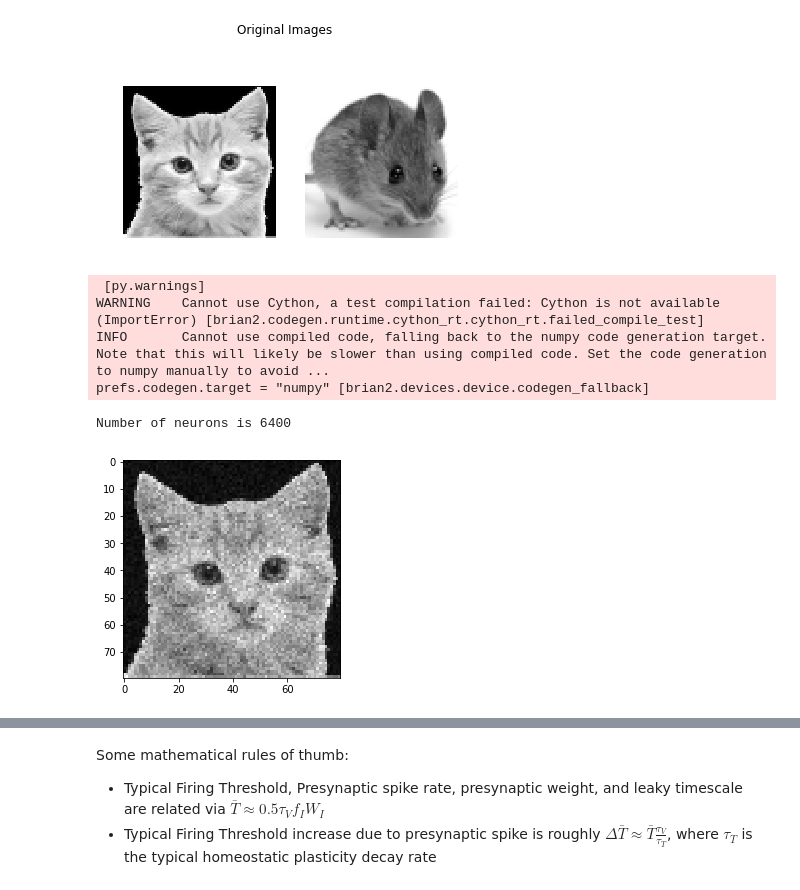
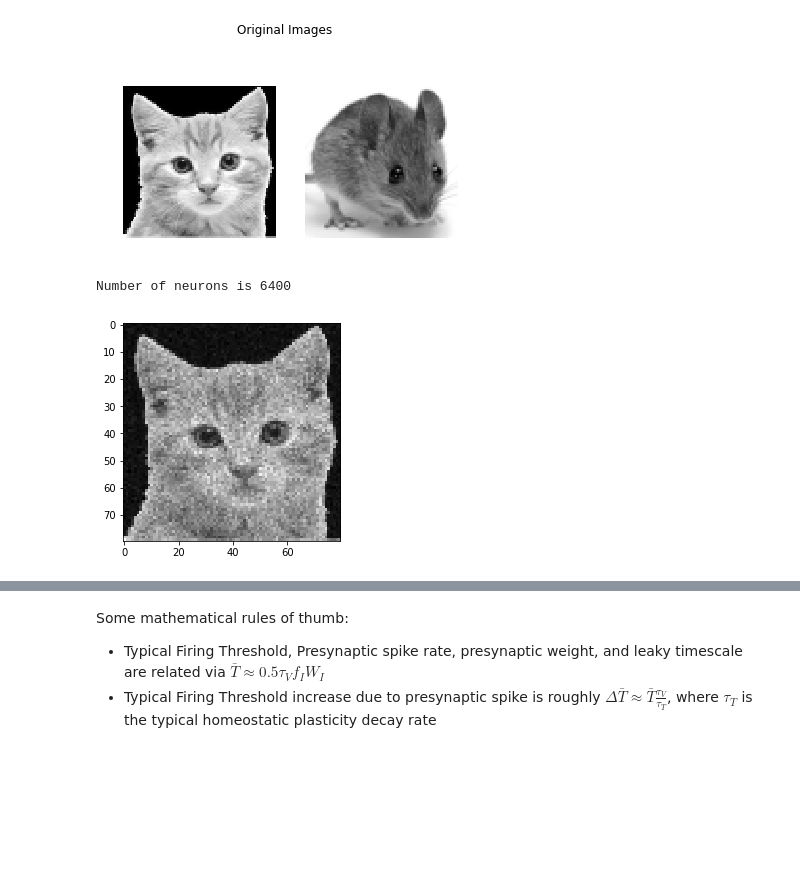
Before and after one commit to aleksejs-fomins/memory-hippo-ca3, a Jupyter notebook: self-contained/snn_ip_only.ipynb, the cells around one changed output, grey strips where cells are left out. Saved outputs shown, nothing was run; the diff lists cells and outputs as text; code cells hidden in the pictures; blank space fills up the shorter version.

```diff
--- a/self-contained/snn_ip_only.ipynb
+++ b/self-contained/snn_ip_only.ipynb
@@ -32,39 +32,36 @@ plt.show()
 # %%
 ################################################################
 # Example 1: Making Poisson neurons spike like a cat
 ################################################################
 start_scope()
+prefs.codegen.target = "numpy"
 
 N_NEURON = img1.shape[0] * img1.shape[1]
 print('Number of neurons is', N_NEURON)
 
 RUN_TIME = 1000*ms
 INPUT_BIAS = 10*Hz
 INPUT_SENSITIITY = 100*Hz
 
 # Poisson neurons have baseline spike rate, and spike rate caused by input image
 P_img1 = PoissonGroup(N_NEURON, INPUT_BIAS + INPUT_SENSITIITY * np.ndarray.flatten(img1))
 
 spikemon = SpikeMonitor(P_img1)
 
 run(RUN_TIME)
 
 # Compute observed spike rate by counting how many times each neuron spiked
 rate = np.zeros(N_NEURON)
 for i in np.array(spikemon.i):
     rate[i] += float(RUN_TIME)
 
 # Plot observed spike rate
 plt.figure()
 plt.imshow(rate.reshape(img1.shape), cmap='gray')
 plt.show()
 # %% [output]
- [py.warnings]
-WARNING    Cannot use Cython, a test compilation failed: Cython is not available (ImportError) [brian2.codegen.runtime.cython_rt.cython_rt.failed_compile_test]
-INFO       Cannot use compiled code, falling back to the numpy code generation target. Note that this will likely be slower than using compiled code. Set the code generation to numpy manually to avoid ...
-prefs.codegen.target = "numpy" [brian2.devices.device.codegen_fallback]
+Number of neurons is 6400
-Number of neurons is 6400
-[figure, old version]
+[figure, new version]
 # %%
 ################################################################
 # Example 2: Feeding Poisson input into LIF population
```
Also changed, not shown: parts of 4 cells of this notebook, 3 other files.
